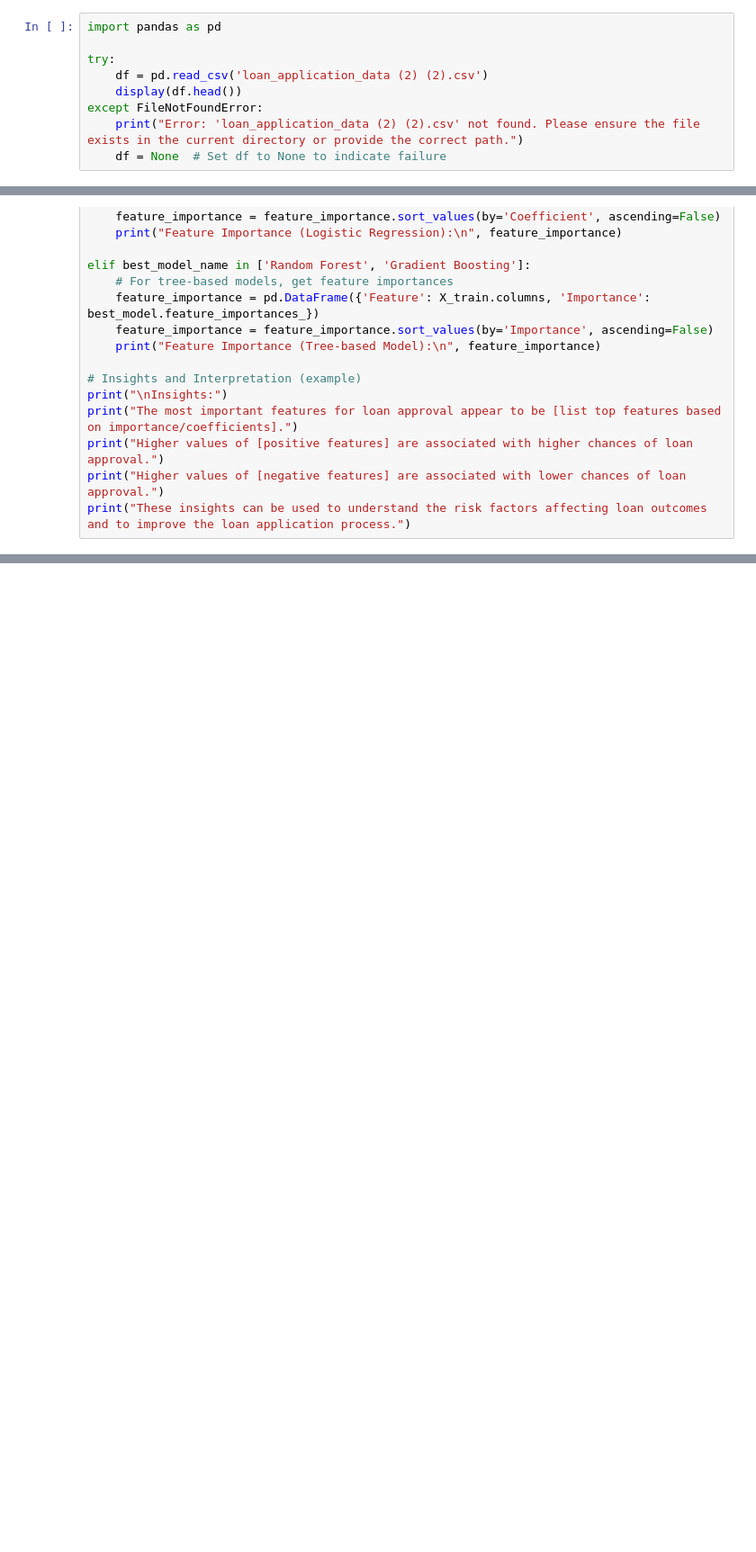
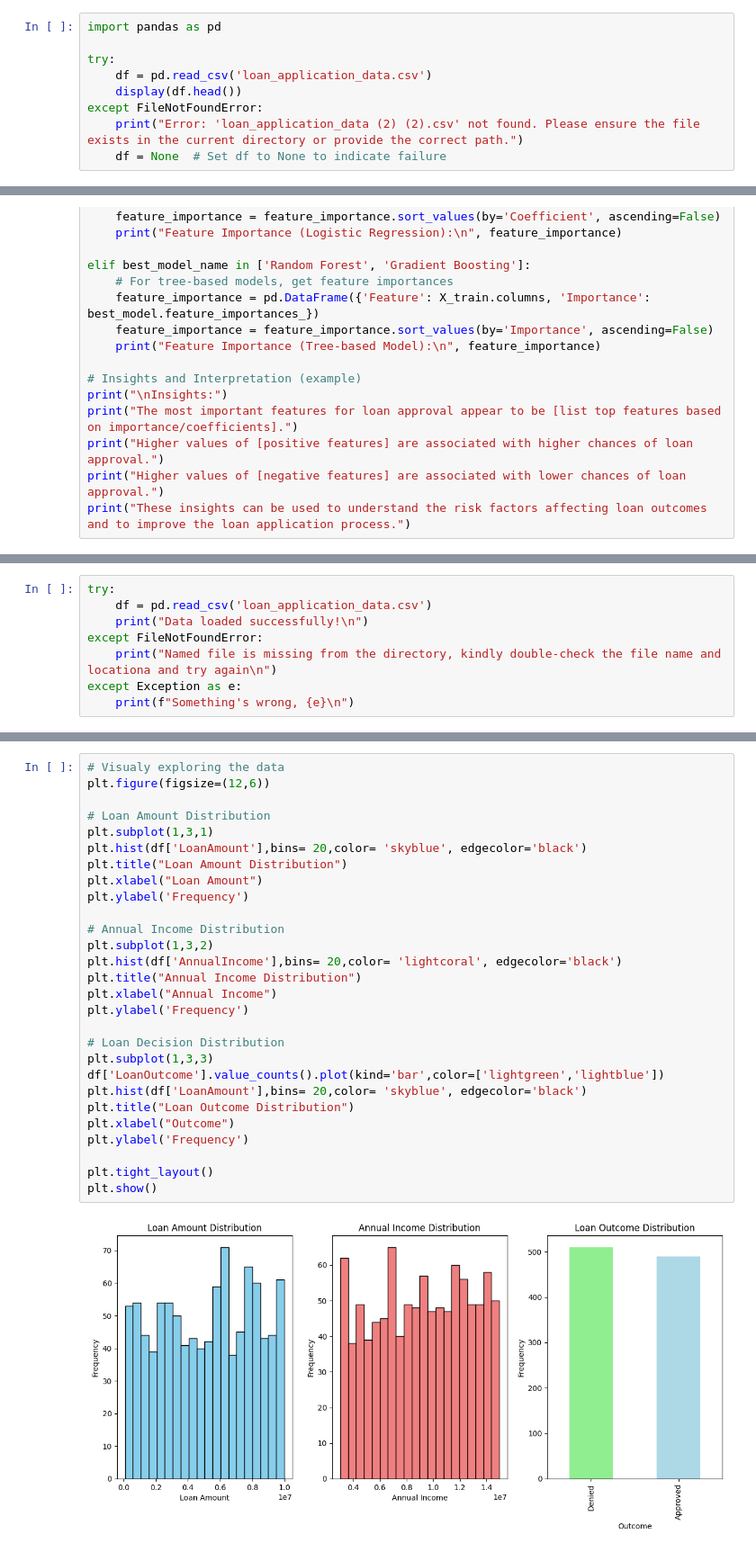
Before and after one commit to Analytic-Abdul/Concept_Group_Senior_Data_Analyst_Assessment_Loan_Approval_Prediction_Model, a Jupyter notebook: Concept_Group_Senior_Data_Analyst_Assessment_(Loan_Approval_Prediction_Model).ipynb, the cells around one changed output, grey strips where cells are left out. Shown at 90% size. Cells and saved outputs as stored; diff of their text form; blank space fills up the shorter version.

```diff
--- a/Concept_Group_Senior_Data_Analyst_Assessment_(Loan_Approval_Prediction_Model).ipynb
+++ b/Concept_Group_Senior_Data_Analyst_Assessment_(Loan_Approval_Prediction_Model).ipynb
@@ -49,7 +57,7 @@ Load the loan application data into a pandas DataFrame and display the first 5 r
 import pandas as pd
 
 try:
-    df = pd.read_csv('loan_application_data (2) (2).csv')
+    df = pd.read_csv('loan_application_data.csv')
     display(df.head())
 except FileNotFoundError:
     print("Error: 'loan_application_data (2) (2).csv' not found. Please ensure the file exists in the current directory or provide the correct path.")
@@ -560,0 +636,8 @@ print("These insights can be used to understand the risk factors affecting loan
+# %%
+try:
+    df = pd.read_csv('loan_application_data.csv')
+    print("Data loaded successfully!\n")
+except FileNotFoundError:
+    print("Named file is missing from the directory, kindly double-check the file name and locationa and try again\n")
+except Exception as e:
+    print(f"Something's wrong, {e}\n")
@@ -560,0 +700,30 @@ print("These insights can be used to understand the risk factors affecting loan
+# %%
+# Visualy exploring the data
+plt.figure(figsize=(12,6))
+
+# Loan Amount Distribution
+plt.subplot(1,3,1)
+plt.hist(df['LoanAmount'],bins= 20,color= 'skyblue', edgecolor='black')
+plt.title("Loan Amount Distribution")
+plt.xlabel("Loan Amount")
+plt.ylabel('Frequency')
+
+# Annual Income Distribution
+plt.subplot(1,3,2)
+plt.hist(df['AnnualIncome'],bins= 20,color= 'lightcoral', edgecolor='black')
+plt.title("Annual Income Distribution")
+plt.xlabel("Annual Income")
+plt.ylabel('Frequency')
+
+# Loan Decision Distribution
+plt.subplot(1,3,3)
+df['LoanOutcome'].value_counts().plot(kind='bar',color=['lightgreen','lightblue'])
+plt.hist(df['LoanAmount'],bins= 20,color= 'skyblue', edgecolor='black')
+plt.title("Loan Outcome Distribution")
+plt.xlabel("Outcome")
+plt.ylabel('Frequency')
+
+plt.tight_layout()
+plt.show()
+# %% [output]
+[figure, added]
```
Also changed, not shown: parts of 18 cells of this notebook.
